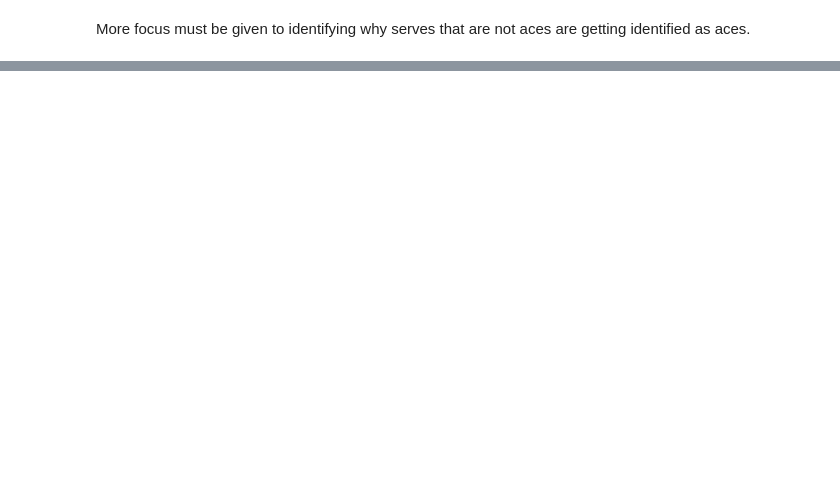
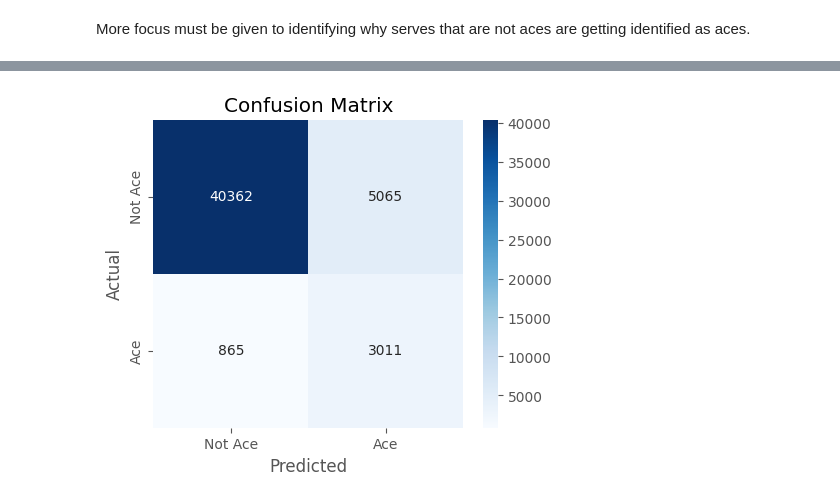
Before and after one commit to apbw-6/Tennis_Ace_Prediction, a Jupyter notebook: 4.Model_Training.ipynb, the cells around one changed output, grey strips where cells are left out. Saved outputs shown, nothing was run; the diff lists cells and outputs as text; code cells hidden in the pictures; blank space fills up the shorter version.

```diff
--- a/4.Model_Training.ipynb
+++ b/4.Model_Training.ipynb
@@ -320,0 +403,12 @@ More focus must be given to identifying why serves that are not aces are getting
+# %%
+# Define a threshold (e.g., remove features with importance < 0.001)
+threshold = 0.001
+
+# Select only important features
+selected_features = feat_importance_df[feat_importance_df["Importance"] > threshold][
+    "Feature"
+].tolist()
+
+# Keep only selected features in training and test sets
+X_train_selected = X_train[selected_features]
+X_test_selected = X_test[selected_features]
@@ -320,0 +464,17 @@ More focus must be given to identifying why serves that are not aces are getting
+# %%
+# Confusion Matrix Visualization
+plt.figure(figsize=(5, 4))
+sns.heatmap(
+    confusion_matrix(y_test, y_pred),
+    annot=True,
+    fmt="d",
+    cmap="Blues",
+    xticklabels=["Not Ace", "Ace"],
+    yticklabels=["Not Ace", "Ace"],
+)
+plt.xlabel("Predicted")
+plt.ylabel("Actual")
+plt.title("Confusion Matrix")
+plt.show()
+# %% [output]
+[figure, added]
```
Also changed, not shown: parts of 21 cells of this notebook, 4 other files.
